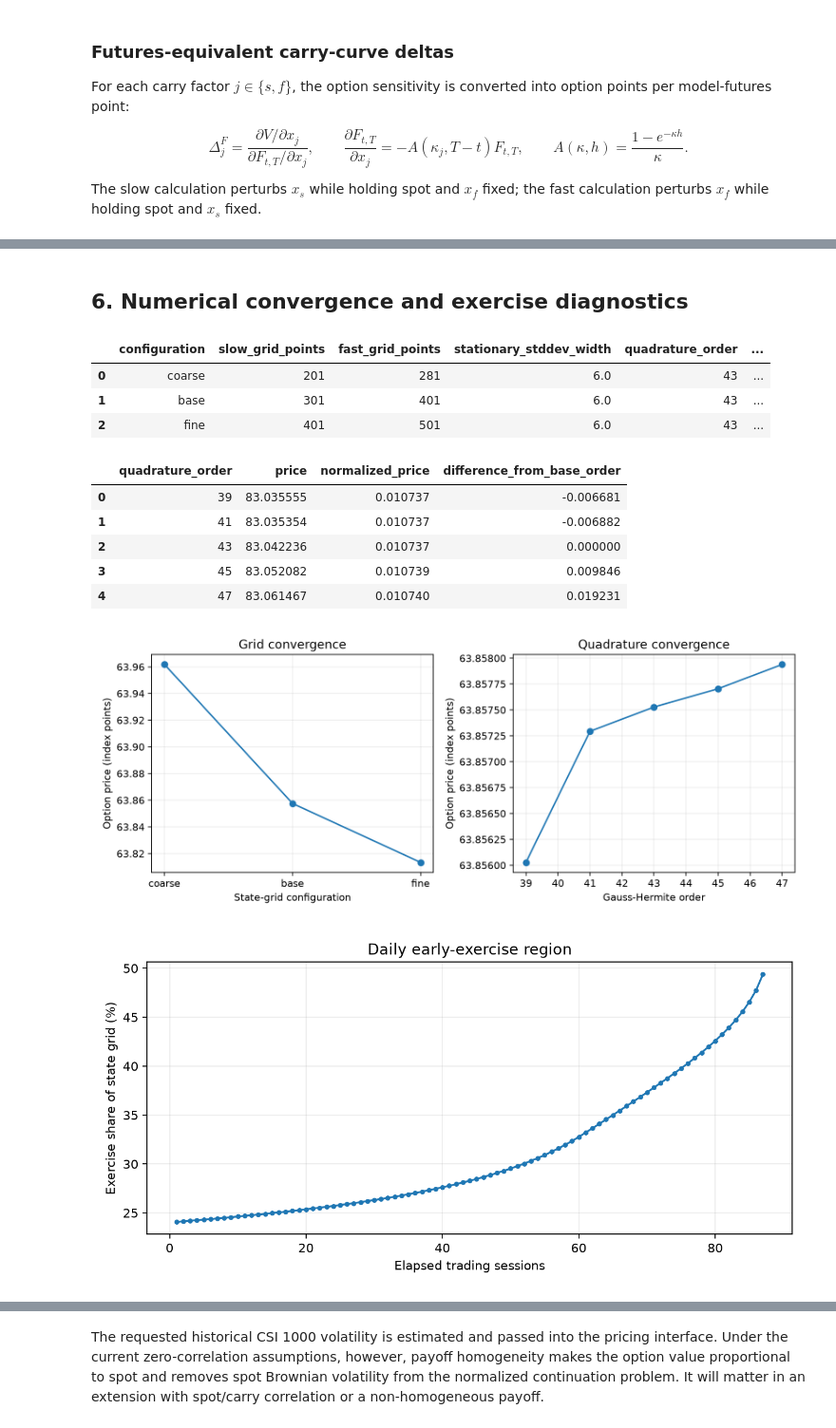
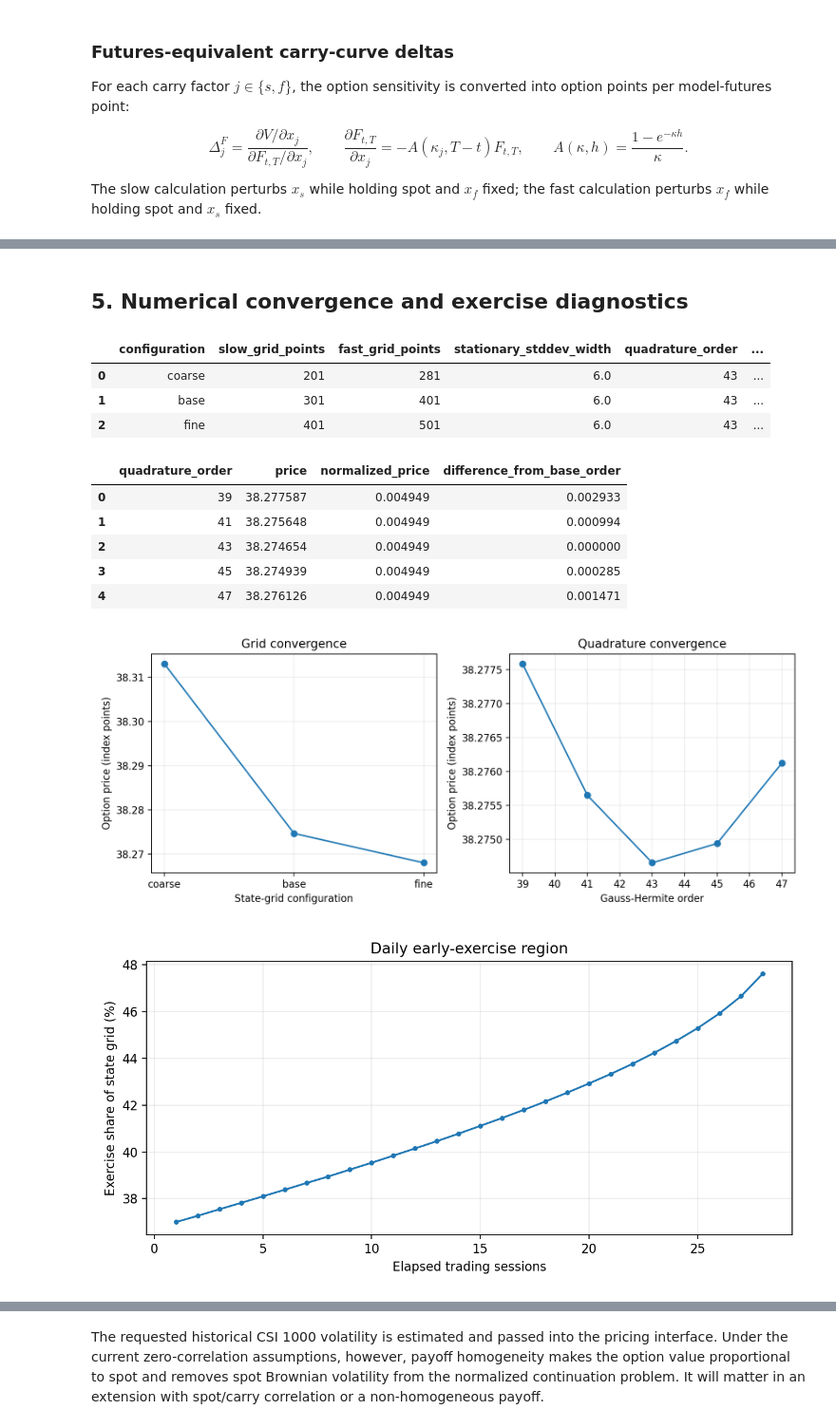
Before and after one commit to llljjj123/Carry_curve_calibration, a Jupyter notebook: Demo/Carry_Put_Demo.ipynb, the cells around one changed output, grey strips where cells are left out. Shown at 95% size. Cells and saved outputs as stored; diff of their text form; code cells hidden in the pictures.

Commit message:
update 9/6
updated 2 futures delta hedging and readme file corrspondingly

```diff
--- a/Demo/Carry_Put_Demo.ipynb
+++ b/Demo/Carry_Put_Demo.ipynb
@@ -39,9 +39,10 @@ from demo_workflow import run_demo  # noqa: E402
 # User inputs: SAMPLE_SIZE counts usable trading dates including VALUATION_DATE.
 VALUATION_DATE = '2026-08-10'
 SAMPLE_SIZE = 488
-FUTURES_CONTRACT = 'IM2612'
+FUTURES_CONTRACT = 'IM2609'
+HEDGE_FUTURES_CONTRACTS = ('IM2609', 'IM2703')
 OBSERVATION_NOISE_MODEL = 'constant_log_futures'  # 'constant_log_futures' or 'constant_carry'
-KAPPA_GAP_UPPER_BOUND = 60.0
+KAPPA_GAP_UPPER_BOUND = 90.0
 ETA_FAST_UPPER_BOUND = 6.0
 OUTPUT_DIR = DEMO_ROOT / (
     'outputs_log_futures' if OBSERVATION_NOISE_MODEL == 'constant_log_futures' else 'outputs'
@@ -52,6 +53,7 @@ demo = run_demo(
     valuation_date=VALUATION_DATE,
     sample_size=SAMPLE_SIZE,
     futures_contract=FUTURES_CONTRACT,
+    hedge_futures_contracts=HEDGE_FUTURES_CONTRACTS,
     observation_noise_model=OBSERVATION_NOISE_MODEL,
     kappa_gap_upper_bound=KAPPA_GAP_UPPER_BOUND,
     eta_fast_upper_bound=ETA_FAST_UPPER_BOUND,
@@ -286,20 +296,24 @@ display(Image(filename=str(DEMO_ROOT / 'outputs' / 'charts' / 'eta_fast_profile.
 # %% [markdown]
-## 6. Numerical convergence and exercise diagnostics
+## 5. Numerical convergence and exercise diagnostics
 # %%
 display(demo.pricing.grid_convergence)
 display(demo.pricing.quadrature_convergence)
-display(Image(filename=str(DEMO_ROOT / 'outputs' / 'charts' / 'numerical_convergence.png')))
-display(Image(filename=str(DEMO_ROOT / 'outputs' / 'charts' / 'exercise_region.png')))
+if OBSERVATION_NOISE_MODEL == 'constant_carry':
+    display(Image(filename=str(DEMO_ROOT / 'outputs' / 'charts' / 'numerical_convergence.png')))
+    display(Image(filename=str(DEMO_ROOT / 'outputs' / 'charts' / 'exercise_region.png')))
+else:
+    display(Image(filename=str(DEMO_ROOT / 'outputs_log_futures' / 'charts' / 'numerical_convergence.png')))
+    display(Image(filename=str(DEMO_ROOT / 'outputs_log_futures' / 'charts' / 'exercise_region.png')))
 # %% [output]
 |  | configuration | slow_grid_points | fast_grid_points | stationary_stddev_width | quadrature_order | ... |
 | 0 | coarse | 201 | 281 | 6.0 | 43 | ... |
 | 1 | base | 301 | 401 | 6.0 | 43 | ... |
 | 2 | fine | 401 | 501 | 6.0 | 43 | ... |
 |  | quadrature_order | price | normalized_price | difference_from_base_order |
-| 0 | 39 | 83.035555 | 0.010737 | -0.006681 |
-| 1 | 41 | 83.035354 | 0.010737 | -0.006882 |
-| 2 | 43 | 83.042236 | 0.010737 | 0.000000 |
-| 3 | 45 | 83.052082 | 0.010739 | 0.009846 |
-| 4 | 47 | 83.061467 | 0.010740 | 0.019231 |
+| 0 | 39 | 38.277587 | 0.004949 | 0.002933 |
+| 1 | 41 | 38.275648 | 0.004949 | 0.000994 |
+| 2 | 43 | 38.274654 | 0.004949 | 0.000000 |
+| 3 | 45 | 38.274939 | 0.004949 | 0.000285 |
+| 4 | 47 | 38.276126 | 0.004949 | 0.001471 |
-[figure, old version]
+[figure, new version]
-[figure, old version]
+[figure, new version]
```
Also changed, not shown: parts of 11 cells of this notebook, 36 other files.
